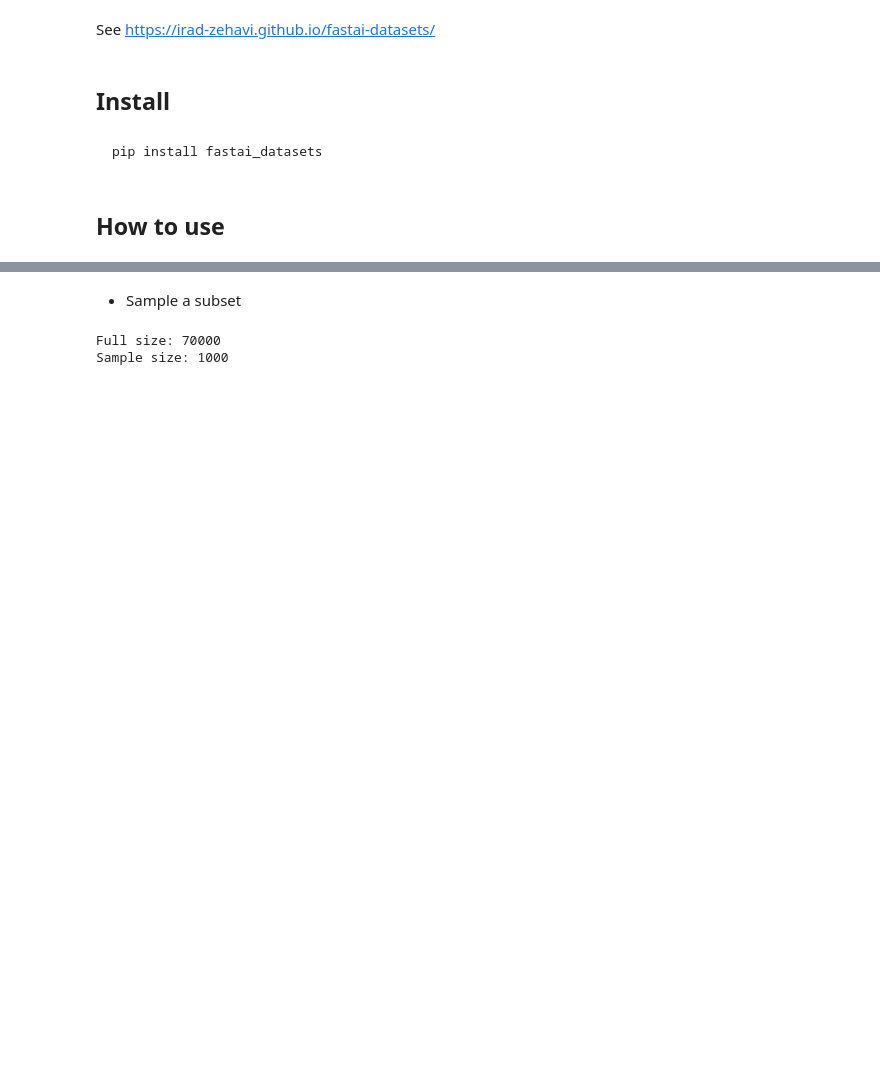
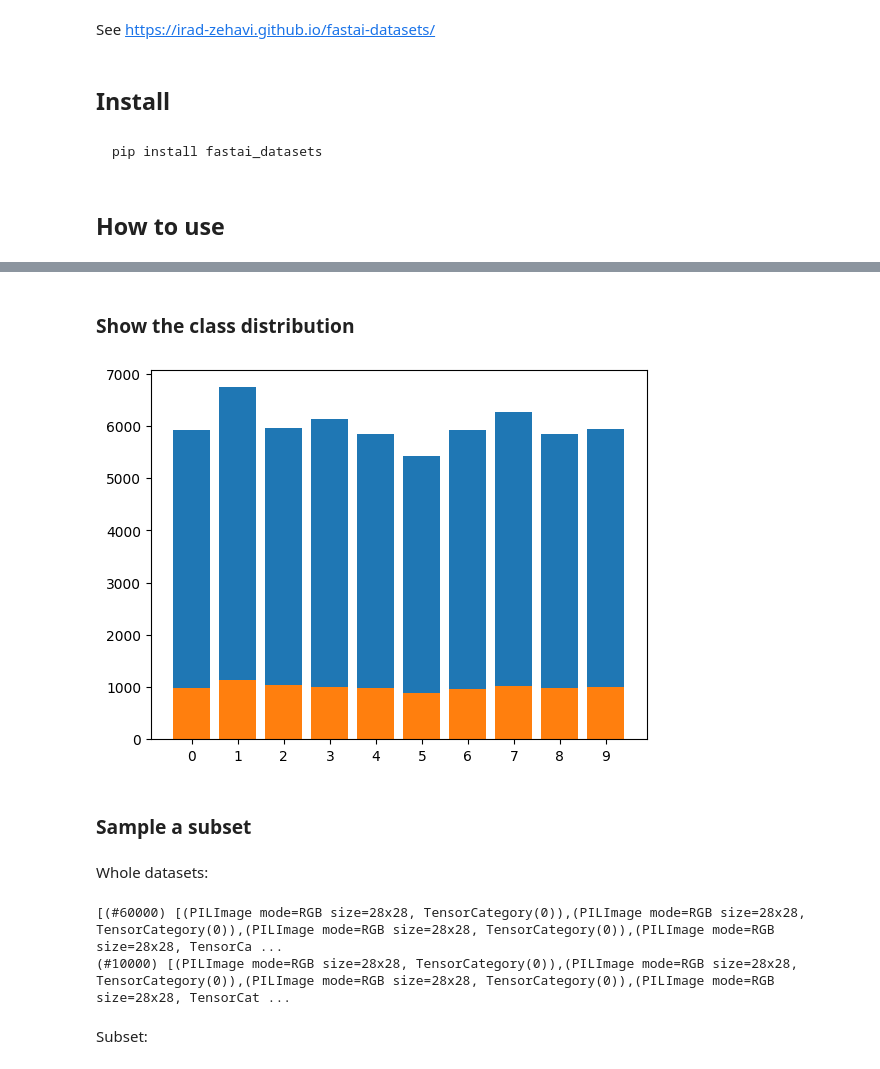
Before and after one commit to Irad-Zehavi/fastai-datasets, a Jupyter notebook: nbs/index.ipynb, the cells around one changed output, grey strips where cells are left out. Drawn from its saved outputs; the diff is of its cells as text; code cells hidden in the pictures; blank space fills up the shorter version.

```diff
--- a/nbs/index.ipynb
+++ b/nbs/index.ipynb
@@ -30,10 +30,17 @@ MNIST().dls().show_batch()
+# %% [markdown]
+### Show the class distribution
+# %%
+mnist.plot_class_distribution()
+# %% [output]
+[figure, added]
 # %% [markdown]
-* Sample a subset
+### Sample a subset
-# %%
-mnist = MNIST()
-mnist_sample = mnist.random_sub_dsets(1000)
-print(f'Full size: {len(mnist)}')
-print(f'Sample size: {len(mnist_sample)}')
-# %% [output]
-Full size: 70000
-Sample size: 1000
+# %% [markdown]
+Whole datasets:
+# %%
+mnist
+# %% [output]
+[(#60000) [(PILImage mode=RGB size=28x28, TensorCategory(0)),(PILImage mode=RGB size=28x28, TensorCategory(0)),(PILImage mode=RGB size=28x28, TensorCategory(0)),(PILImage mode=RGB size=28x28, TensorCa ...
+(#10000) [(PILImage mode=RGB size=28x28, TensorCategory(0)),(PILImage mode=RGB size=28x28, TensorCategory(0)),(PILImage mode=RGB size=28x28, TensorCategory(0)),(PILImage mode=RGB size=28x28, TensorCat ...
+# %% [markdown]
+Subset:
```
Also changed, not shown: parts of 10 cells of this notebook, 9 other files.
